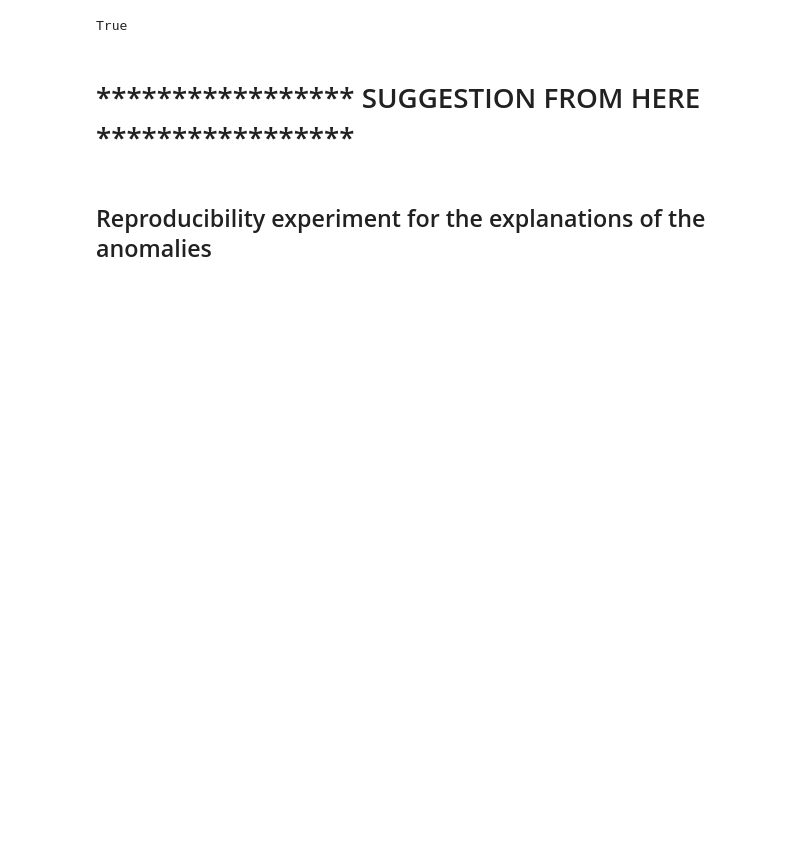
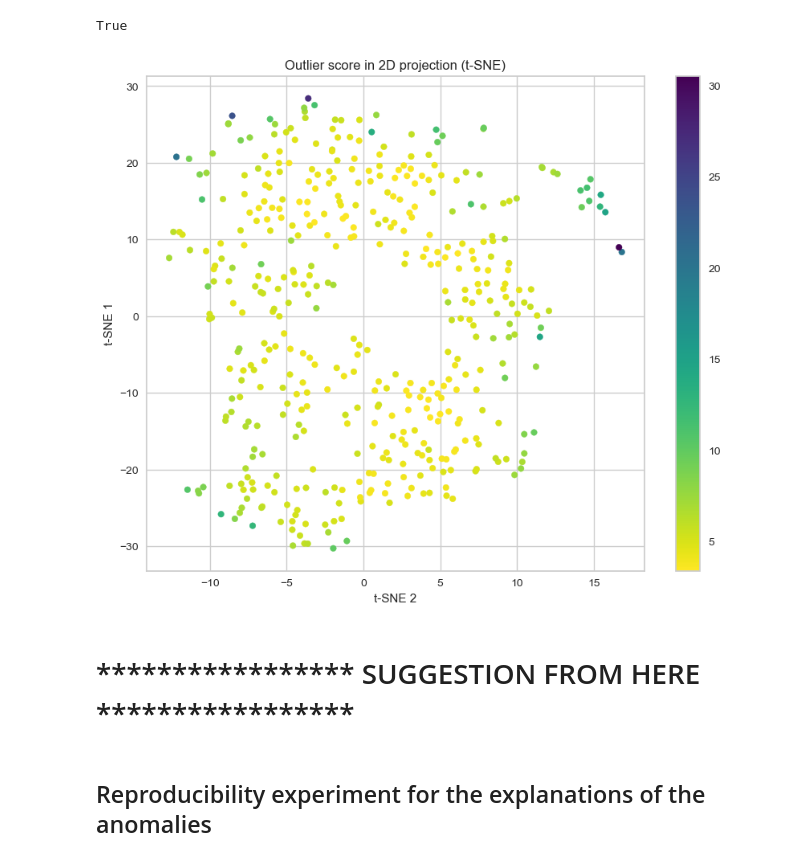
Before and after one commit to jascha-je/LabML4DS, a Jupyter notebook: p1/subpart_3.ipynb, the cells around one changed output. Saved outputs shown, nothing was run; the diff lists cells and outputs as text; code cells hidden in the pictures; blank space fills up the shorter version.

```diff
--- a/p1/subpart_3.ipynb
+++ b/p1/subpart_3.ipynb
@@ -109,6 +116,18 @@ Rji = relevance(x, yj, GAMMA)
 np.all(np.sum(Rji, axis=1) - yj <= 1e-14)
 # %% [output]
 True
+# %%
+X_embedded = TSNE(n_components=2, learning_rate='auto', init='pca', perplexity=30).fit_transform(df)
+
+f, ax = plt.subplots(figsize=(10,8))
+points = ax.scatter(x=X_embedded[:,1], y=X_embedded[:,0], c=yj, s=30, cmap=plt.cm.get_cmap('viridis_r'))
+f.colorbar(points)
+ax.set_ylabel("t-SNE 1")
+ax.set_xlabel("t-SNE 2")
+ax.set_title("Outlier score in 2D projection (t-SNE)")
+plt.show()
+# %% [output]
+[figure, added]
 # %% [markdown]
 # ***************** SUGGESTION FROM HERE *****************
 # %% [markdown]
```
Also changed, not shown: parts of 39 cells of this notebook, 2 other files.
